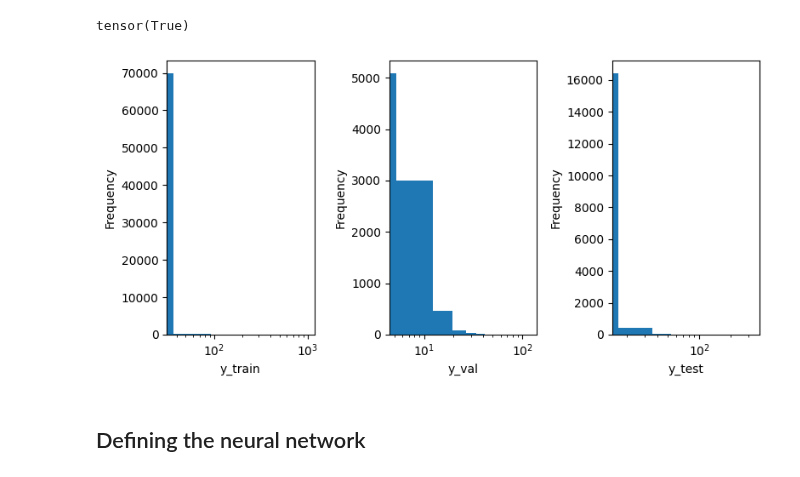
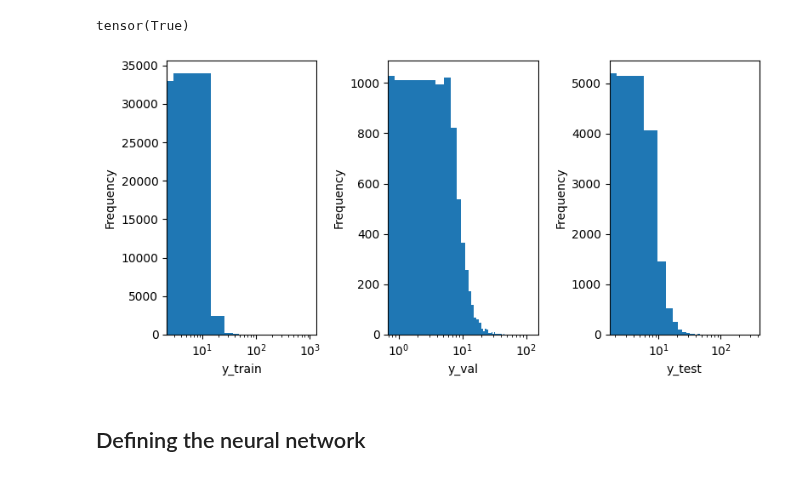
Before and after one commit to Yousousen/programming_git, a Jupyter notebook: python/bsc/con2prim_GRMHD/pt1_before_restructuring.ipynb, the cells around one changed output. Cells and saved outputs as stored; diff of their text form; code cells hidden in the pictures.

```diff
--- a/python/bsc/con2prim_GRMHD/pt1_before_restructuring.ipynb
+++ b/python/bsc/con2prim_GRMHD/pt1_before_restructuring.ipynb
@@ -719,25 +773,25 @@ tensor(True)
 # %%
 plt.figure(figsize=(8, 4))
 plt.subplot(1, 3, 1)
-plt.hist(y_train.cpu().numpy(), bins=20) # must be cpu here.
+plt.hist(y_train.cpu().numpy(), bins=100) # must be cpu here.
 plt.xlabel("y_train")
 plt.ylabel("Frequency")
 plt.xscale("log")
 plt.subplot(1, 3, 2)
-plt.hist(y_val.cpu().numpy(), bins=20) # must be cpu here
+plt.hist(y_val.cpu().numpy(), bins=100) # must be cpu here
 plt.xlabel("y_val")
 plt.ylabel("Frequency")
 plt.xscale("log")
 plt.tight_layout()
 plt.subplot(1, 3, 3)
-plt.hist(y_test.cpu().numpy(), bins=20) # must be cpu here
+plt.hist(y_test.cpu().numpy(), bins=100) # must be cpu here
 plt.xlabel("y_test")
 plt.ylabel("Frequency")
 plt.xscale("log")
 plt.tight_layout()
 plt.show()
 # %% [output]
-[figure, old version]
+[figure, new version]
 # %%
 %config InteractiveShell.ast_node_interactivity = "all"
 # %% [markdown]
```
Also changed, not shown: parts of 28 cells of this notebook, 16 other files.
